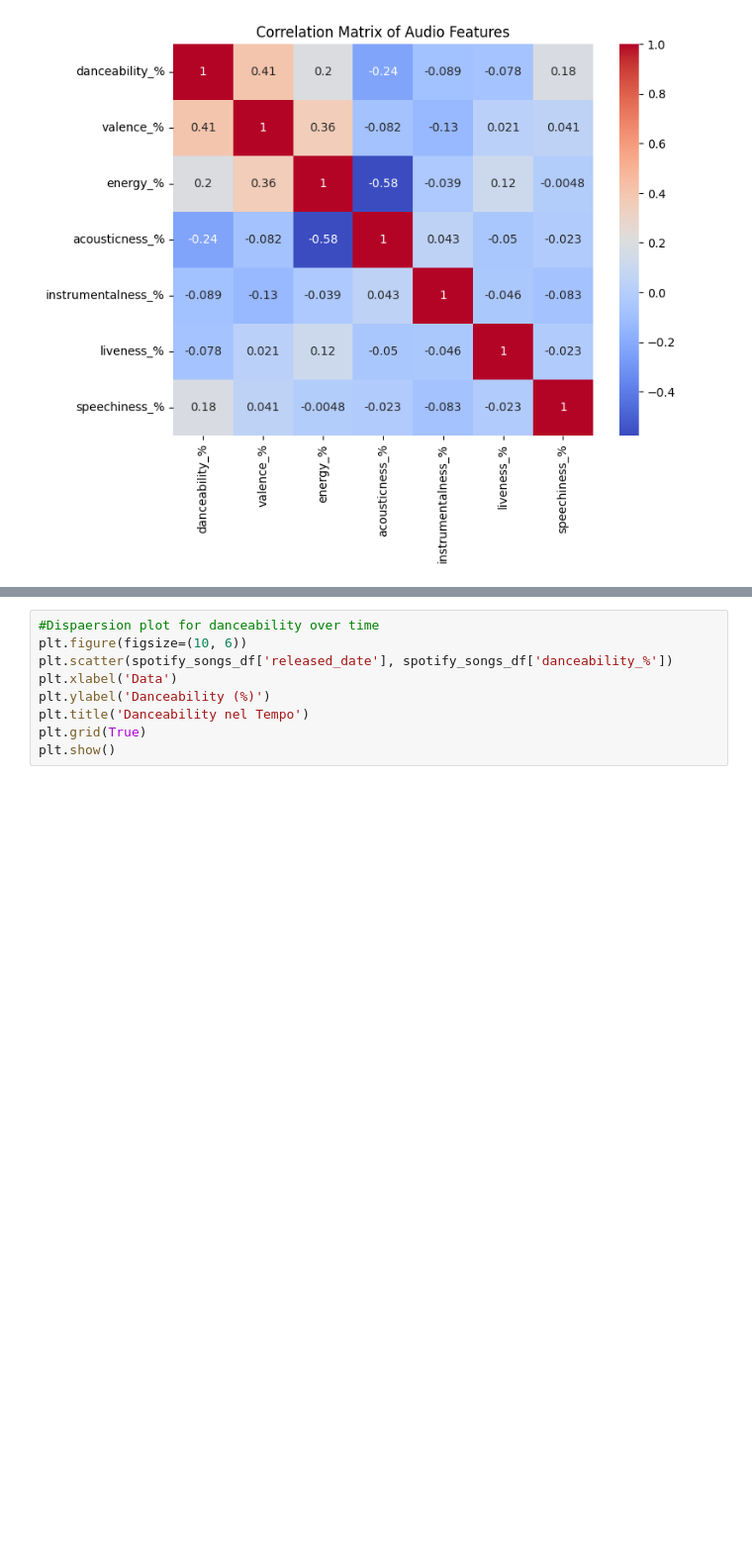
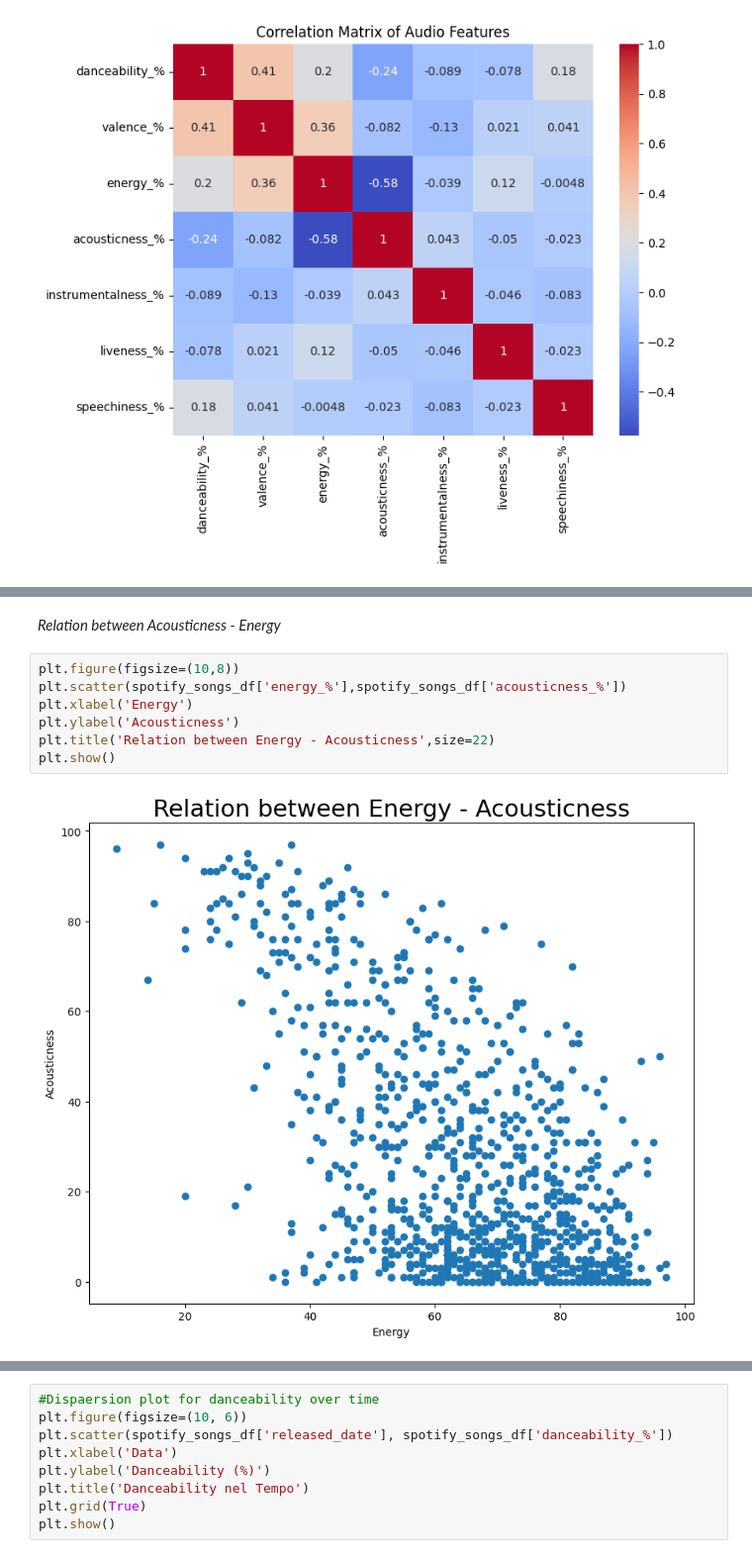
Before and after one commit to IsabellaPodavini/top_spotify_songs_2023, a Jupyter notebook: project.ipynb, the cells around one changed output, grey strips where cells are left out. Shown at 99% size. Drawn from its saved outputs; the diff is of its cells as text; blank space fills up the shorter version.

```diff
--- a/project.ipynb
+++ b/project.ipynb
@@ -655,0 +679,11 @@ While it can be seen that "valence_%" and "energy_%" have a strong positive corr
+# %% [markdown]
+*Relation between Acousticness - Energy*
+# %%
+plt.figure(figsize=(10,8))
+plt.scatter(spotify_songs_df['energy_%'],spotify_songs_df['acousticness_%'])
+plt.xlabel('Energy')
+plt.ylabel('Acousticness')
+plt.title('Relation between Energy - Acousticness',size=22)
+plt.show()
+# %% [output]
+[figure, added]
```
Also changed, not shown: parts of 25 cells of this notebook, 1 other file.
